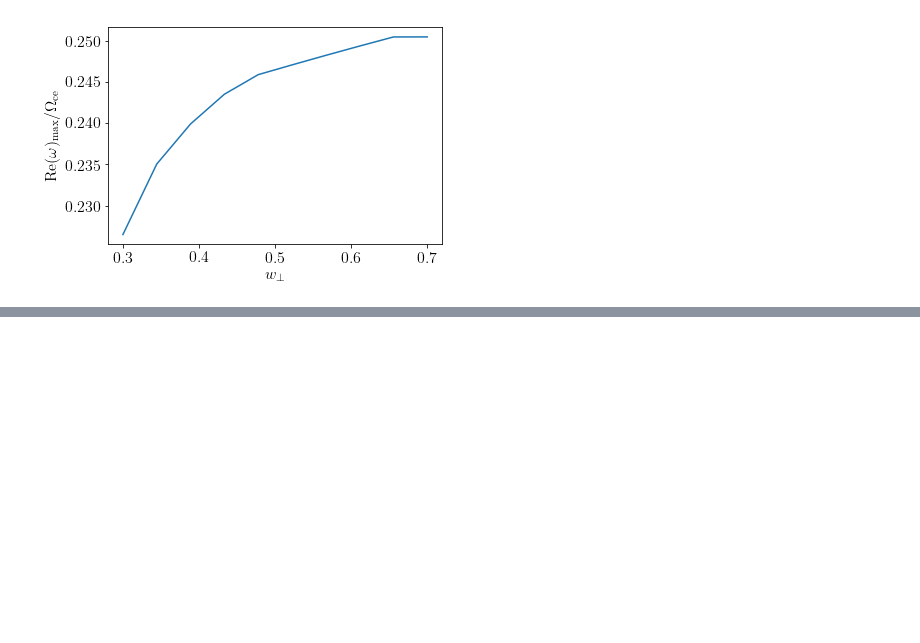
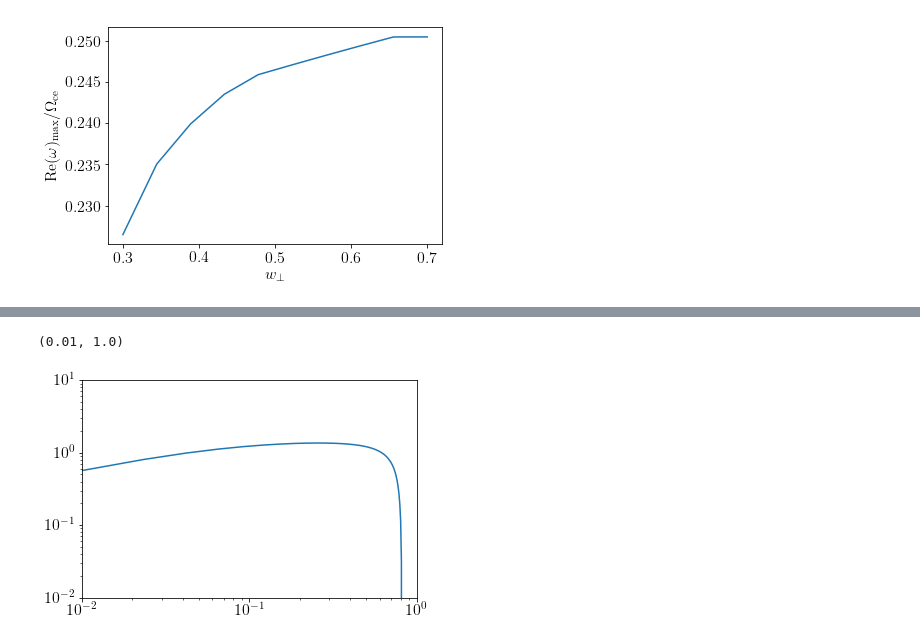
Before and after one commit to ratnania/mhd, a Jupyter notebook: 02_HybridModelling/11_DispersionRelations.ipynb, the cells around one changed output, grey strips where cells are left out. Saved outputs shown, nothing was run; the diff lists cells and outputs as text; code cells hidden in the pictures; blank space fills up the shorter version.

```diff
--- a/02_HybridModelling/11_DispersionRelations.ipynb
+++ b/02_HybridModelling/11_DispersionRelations.ipynb
@@ -402,0 +487,9 @@ Text(0,0.5,'$\\mathrm{Re}(\\omega)_\\mathrm{max} / \\Omega_\\mathrm{ce}$')
+# %%
+plt.loglog(w5_r, int2/int3)
+#plt.loglog(np.real(w3_1), np.imag(w3_1), 'k--')
+
+plt.ylim((1e-2, 1e1))
+plt.xlim((0.01, 1.0))
+# %% [output]
+(0.01, 1.0)
+[figure, added]
```
Also changed, not shown: parts of 14 cells of this notebook, 9 other files.
